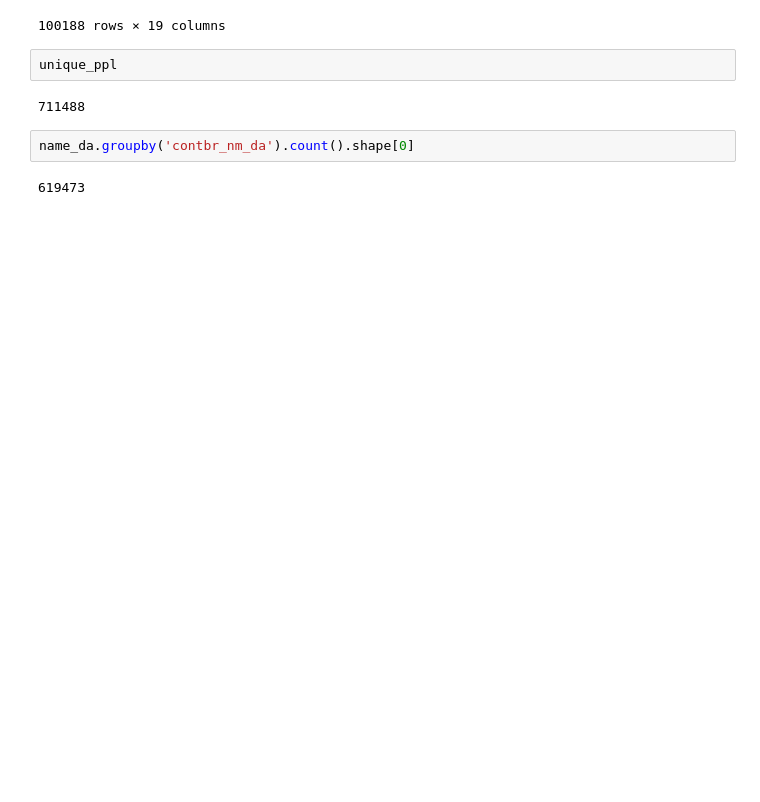
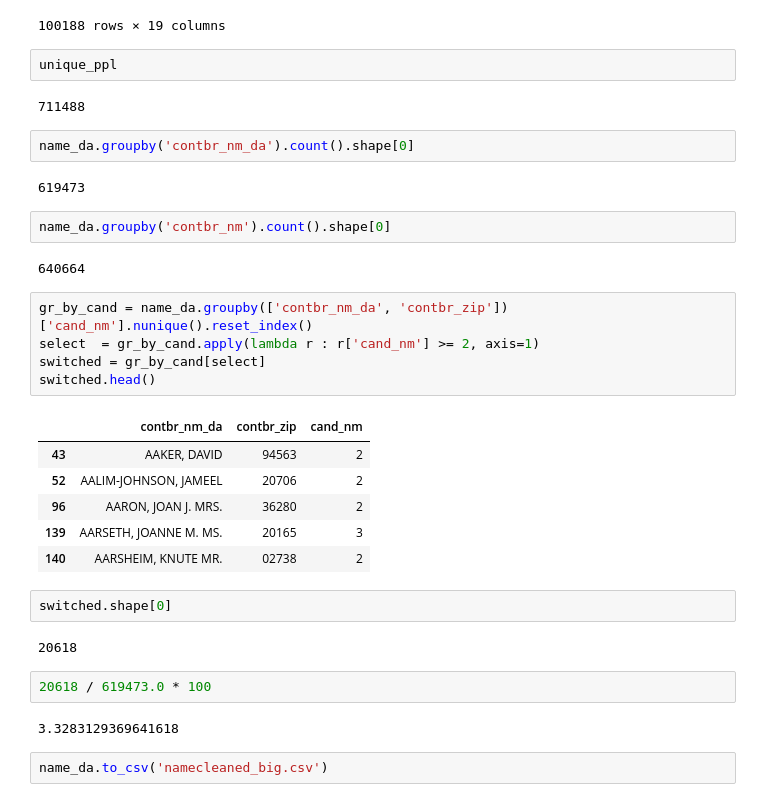
Before and after one commit to SummerSchoolSNA/ElectionData, a Jupyter notebook: clean_data_long.ipynb, the cells around one changed output. Drawn from its saved outputs; the diff is of its cells as text; blank space fills up the shorter version.

```diff
--- a/clean_data_long.ipynb
+++ b/clean_data_long.ipynb
@@ -156,3 +156,29 @@ unique_ppl
 name_da.groupby('contbr_nm_da').count().shape[0]
 # %% [output]
 619473
+# %%
+name_da.groupby('contbr_nm').count().shape[0]
+# %% [output]
+640664
+# %%
+gr_by_cand = name_da.groupby(['contbr_nm_da', 'contbr_zip'])['cand_nm'].nunique().reset_index()
+select  = gr_by_cand.apply(lambda r : r['cand_nm'] >= 2, axis=1)
+switched = gr_by_cand[select]
+switched.head()
+# %% [output]
+|  | contbr_nm_da | contbr_zip | cand_nm |
+| 43 | AAKER, DAVID | 94563 | 2 |
+| 52 | AALIM-JOHNSON, JAMEEL | 20706 | 2 |
+| 96 | AARON, JOAN J. MRS. | 36280 | 2 |
+| 139 | AARSETH, JOANNE M. MS. | 20165 | 3 |
+| 140 | AARSHEIM, KNUTE MR. | 02738 | 2 |
+# %%
+switched.shape[0]
+# %% [output]
+20618
+# %%
+20618 / 619473.0 * 100
+# %% [output]
+3.3283129369641618
+# %%
+name_da.to_csv('namecleaned_big.csv')
```
Also changed, not shown: 1 other file.
